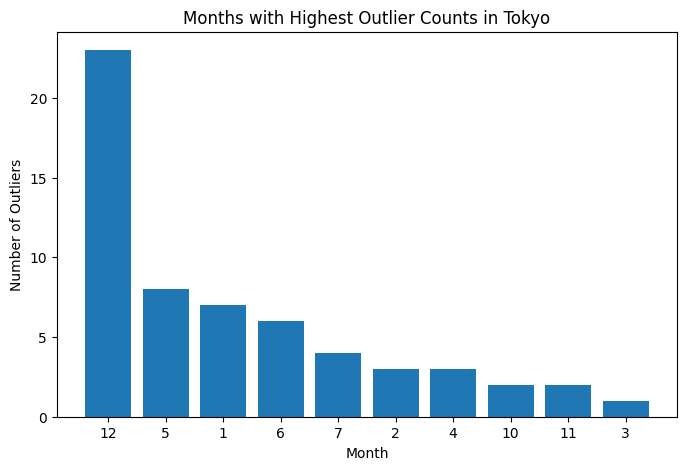
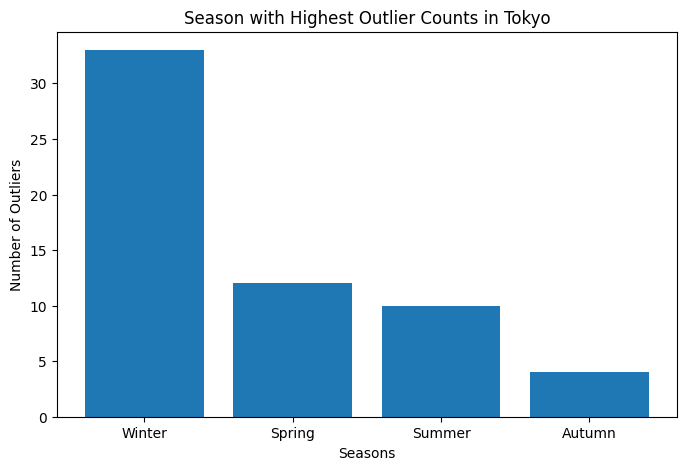
The change to this notebook cell's code, shown as a diff; its figure went from the first image to the second:
--- before
+++ after
@@ -1,13 +1,10 @@
-outlier_rows["Date"] = pd.to_datetime(outlier_rows["Date"])
-
-monthly_outliers = outlier_rows["Date"].dt.month.value_counts().sort_values(ascending=False)
+season_outliers = outlier_rows["Season"].value_counts().sort_values(ascending=False)
 
 plt.figure(figsize=(8,5))
-plt.bar(monthly_outliers.index.astype(str),
-        monthly_outliers.values)
+plt.bar(season_outliers.index.astype(str), season_outliers.values)
 
-plt.xlabel("Month")
+plt.xlabel("Seasons")
 plt.ylabel("Number of Outliers")
-plt.title("Months with Highest Outlier Counts in Tokyo")
+plt.title("Season with Highest Outlier Counts in Tokyo")
 
 plt.show()

Commit: Add outlier visualizations and insights for all cities